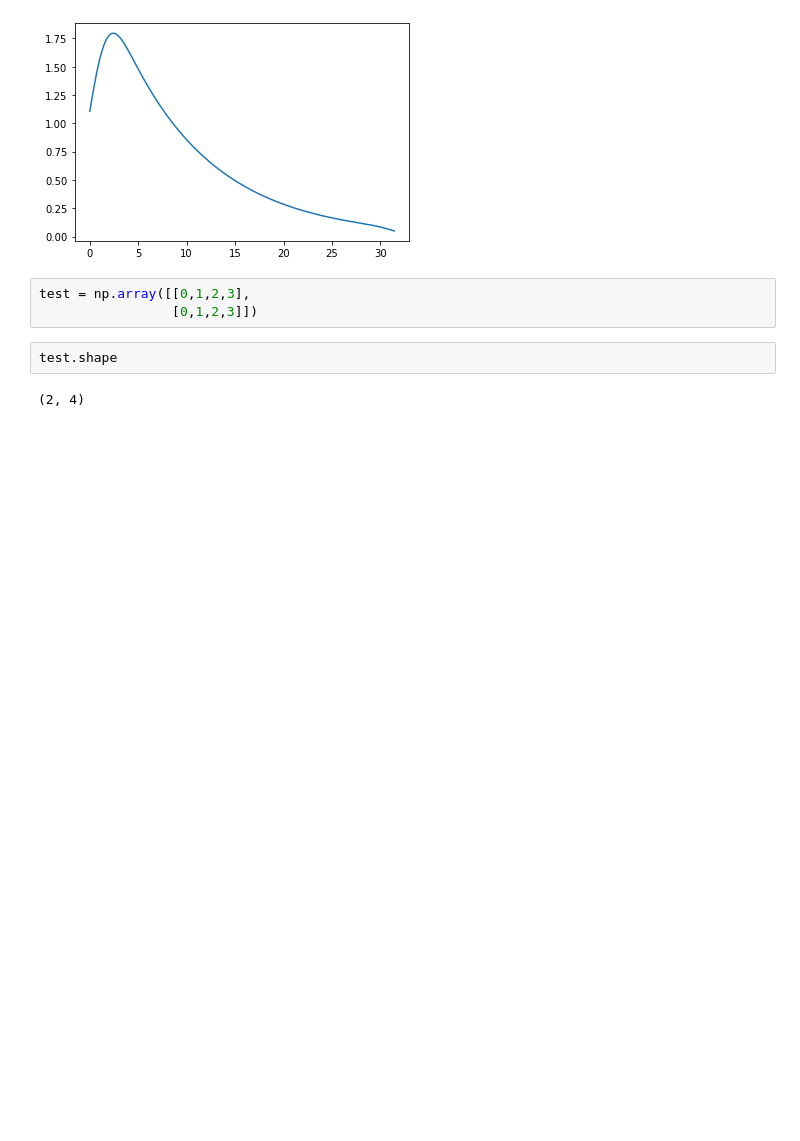
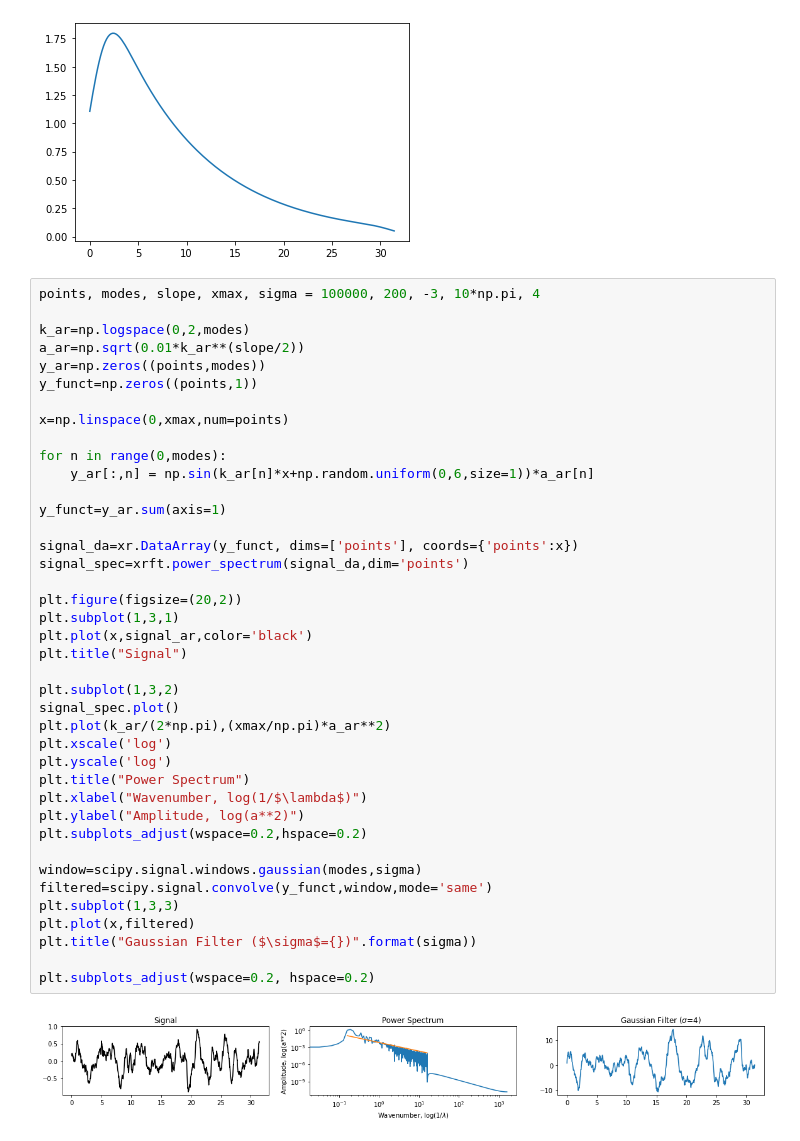
Before and after one commit to ocean-transport/argo-intern, a Jupyter notebook: stat_functions.ipynb, the cells around one changed output. Cells and saved outputs as stored; diff of their text form; blank space fills up the shorter version.

Commit message:
trying to add filtering

```diff
--- a/stat_functions.ipynb
+++ b/stat_functions.ipynb
@@ -200,10 +192,45 @@ def gaussian_filter(signal, points, sigma, xmax):
 gaussian_filter(signal_ar, 200, 10, 10*np.pi)
 # %% [output]
 [figure]
-# %%
-test = np.array([[0,1,2,3],
-                 [0,1,2,3]])
-# %%
-test.shape
-# %% [output]
-(2, 4)
+# %%
+points, modes, slope, xmax, sigma = 100000, 200, -3, 10*np.pi, 4
+
+k_ar=np.logspace(0,2,modes)
+a_ar=np.sqrt(0.01*k_ar**(slope/2))
+y_ar=np.zeros((points,modes))
+y_funct=np.zeros((points,1))
+
+x=np.linspace(0,xmax,num=points)
+
+for n in range(0,modes):
+    y_ar[:,n] = np.sin(k_ar[n]*x+np.random.uniform(0,6,size=1))*a_ar[n]
+
+y_funct=y_ar.sum(axis=1)
+
+signal_da=xr.DataArray(y_funct, dims=['points'], coords={'points':x})
+signal_spec=xrft.power_spectrum(signal_da,dim='points')
+
+plt.figure(figsize=(20,2))
+plt.subplot(1,3,1)
+plt.plot(x,signal_ar,color='black')
+plt.title("Signal")
+
+plt.subplot(1,3,2)
+signal_spec.plot()
+plt.plot(k_ar/(2*np.pi),(xmax/np.pi)*a_ar**2)
+plt.xscale('log')
+plt.yscale('log')
+plt.title("Power Spectrum")
+plt.xlabel("Wavenumber, log(1/$\lambda$)")
+plt.ylabel("Amplitude, log(a**2)")
+plt.subplots_adjust(wspace=0.2,hspace=0.2)
+
+window=scipy.signal.windows.gaussian(modes,sigma)
+filtered=scipy.signal.convolve(y_funct,window,mode='same')
+plt.subplot(1,3,3)
+plt.plot(x,filtered)
+plt.title("Gaussian Filter ($\sigma$={})".format(sigma))
+
+plt.subplots_adjust(wspace=0.2, hspace=0.2)
+# %% [output]
+[figure, added]
```
Also changed, not shown: parts of 2 cells of this notebook.
